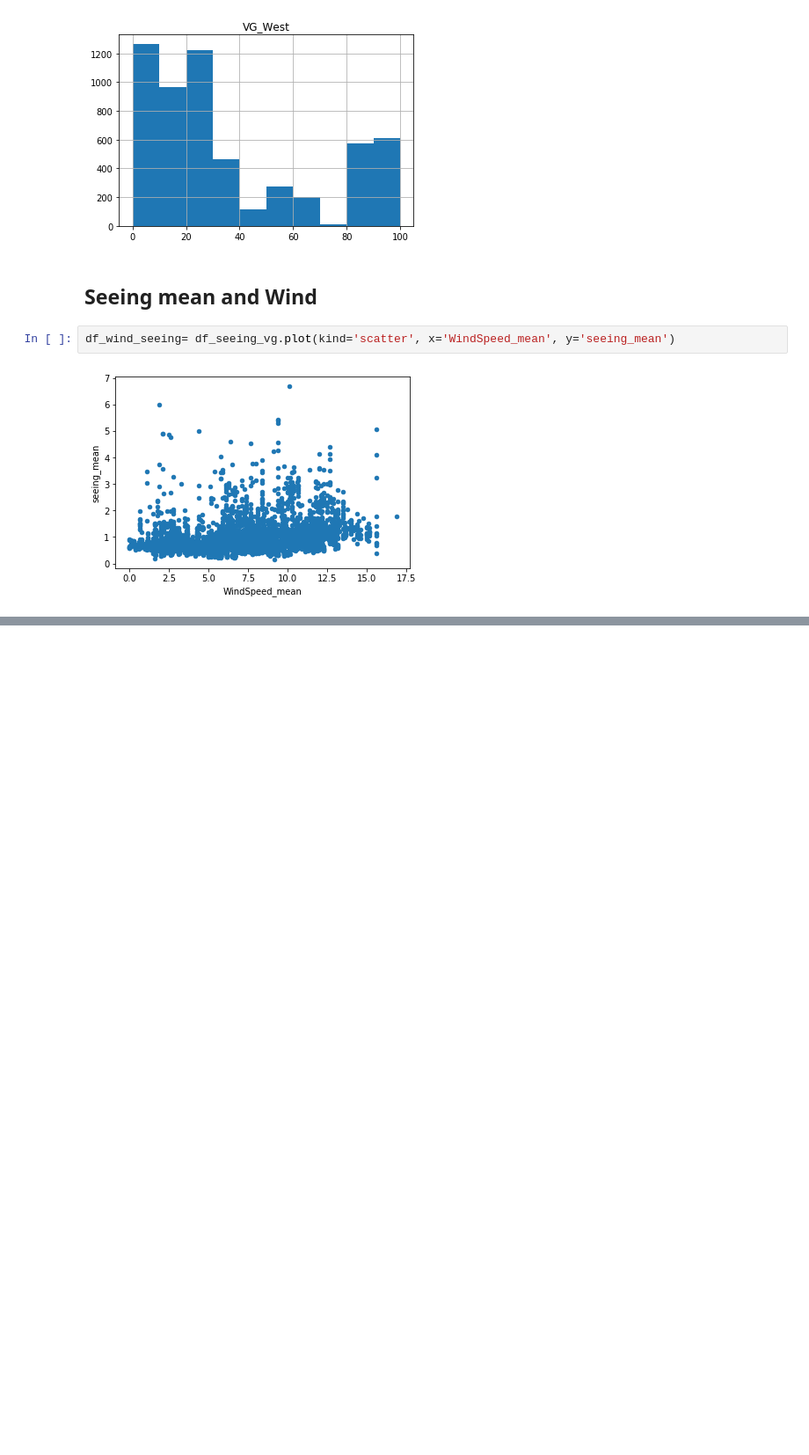
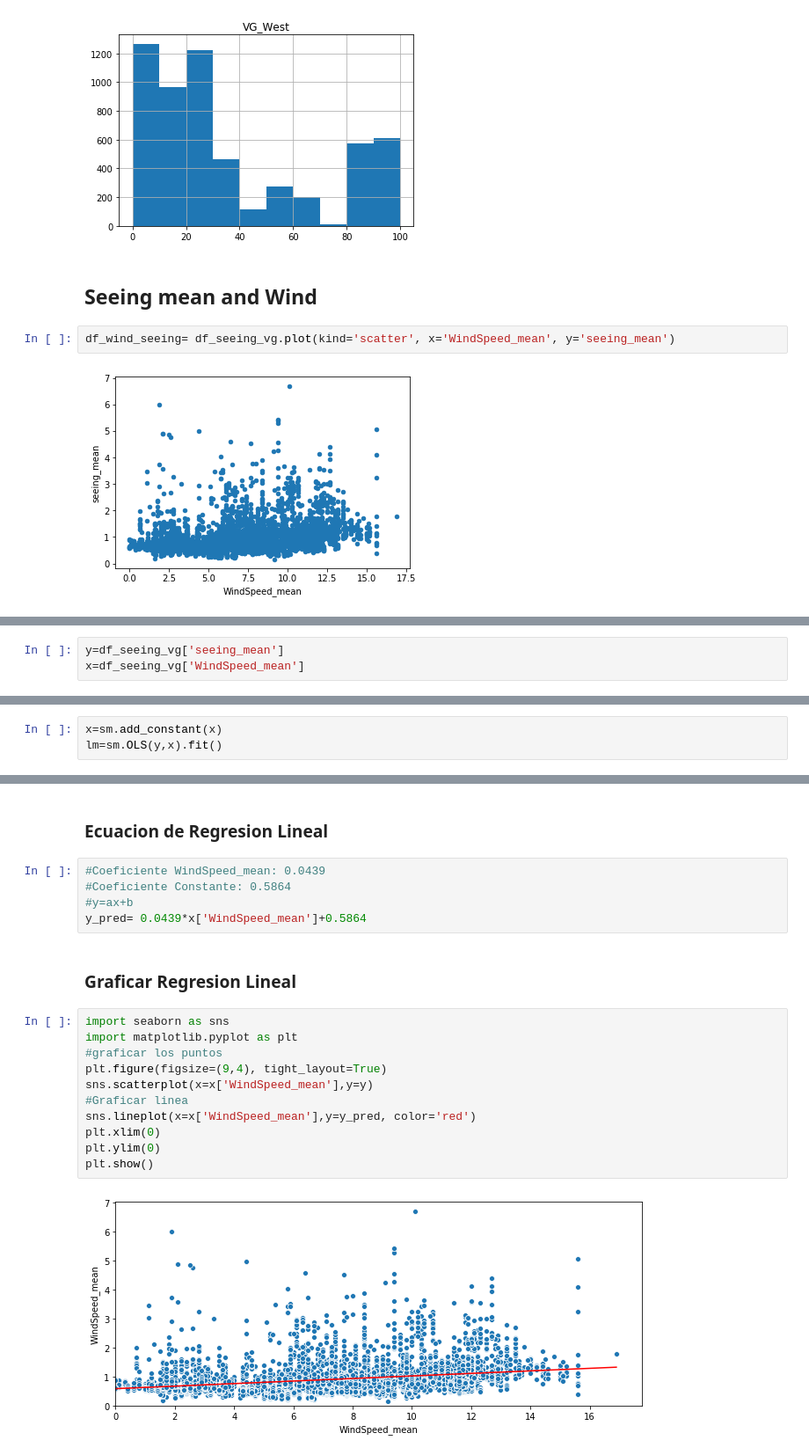
Before and after one commit to MiGit2020/VentGateProject, a Jupyter notebook: Pandas/py_data_commands.ipynb, the cells around one changed output, grey strips where cells are left out. Shown at 88% size. Drawn from its saved outputs; the diff is of its cells as text; blank space fills up the shorter version.

Commit message:
Regresion Lineal agregada

```diff
--- a/Pandas/py_data_commands.ipynb
+++ b/Pandas/py_data_commands.ipynb
@@ -121,0 +142,3 @@ import statsmodels
+# %%
+y=df_seeing_vg['seeing_mean']
+x=df_seeing_vg['WindSpeed_mean']
@@ -121,0 +154,3 @@ import statsmodels
+# %%
+x=sm.add_constant(x)
+lm=sm.OLS(y,x).fit()
@@ -121,0 +198,22 @@ import statsmodels
+# %% [markdown]
+<h3> Ecuacion de Regresion Lineal</h3>
+# %%
+#Coeficiente WindSpeed_mean: 0.0439
+#Coeficiente Constante: 0.5864
+#y=ax+b
+y_pred= 0.0439*x['WindSpeed_mean']+0.5864
+# %% [markdown]
+<h3> Graficar Regresion Lineal</h3>
+# %%
+import seaborn as sns
+import matplotlib.pyplot as plt
+#graficar los puntos
+plt.figure(figsize=(9,4), tight_layout=True)
+sns.scatterplot(x=x['WindSpeed_mean'],y=y)
+#Graficar linea
+sns.lineplot(x=x['WindSpeed_mean'],y=y_pred, color='red')
+plt.xlim(0)
+plt.ylim(0)
+plt.show()
+# %% [output]
+[figure, added]
```
Also changed, not shown: parts of 11 cells of this notebook.
